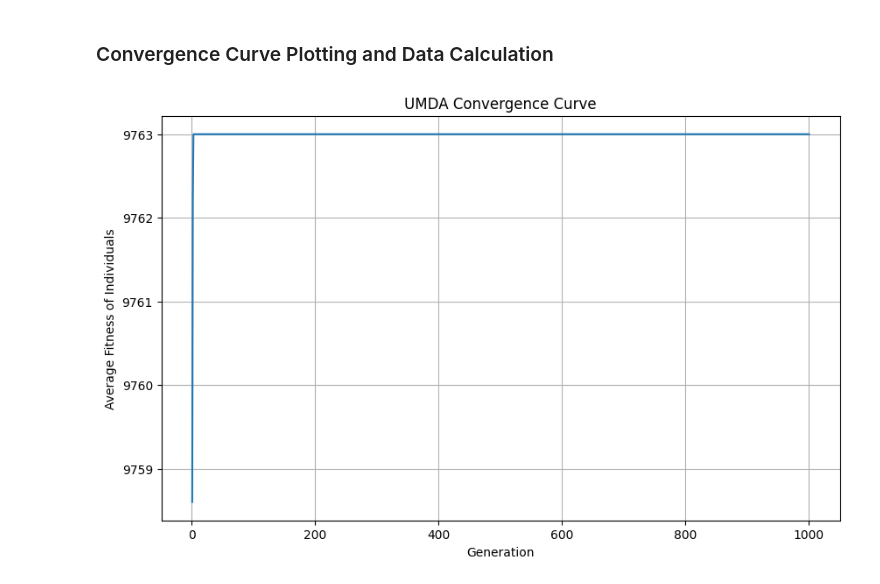
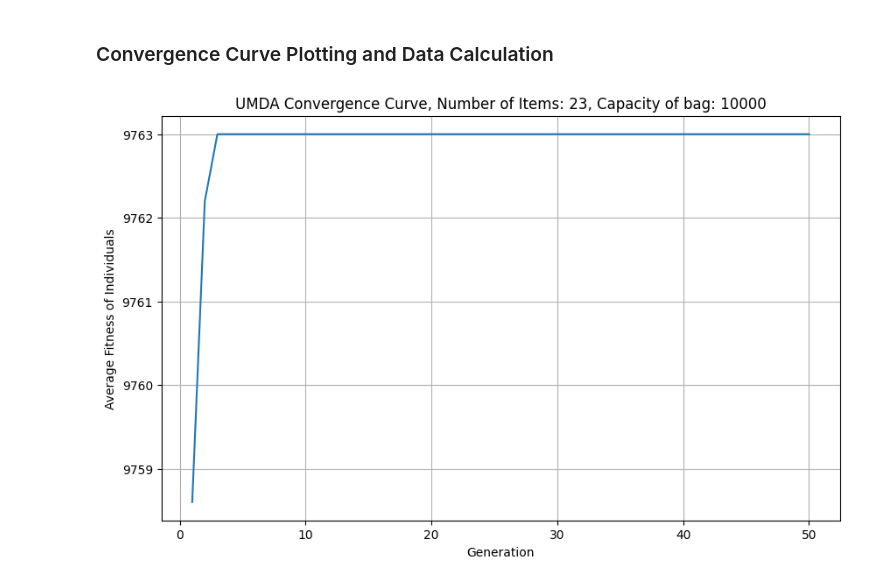
Before and after one commit to Himanshu70565/evolutionary-computation-lab, a Jupyter notebook: Q3_EDA/src/knapsack_eda_impl.ipynb, the cells around one changed output. Saved outputs shown, nothing was run; the diff lists cells and outputs as text; code cells hidden in the pictures.

```diff
--- a/Q3_EDA/src/knapsack_eda_impl.ipynb
+++ b/Q3_EDA/src/knapsack_eda_impl.ipynb
@@ -37,11 +37,11 @@ IND_SIZE = num_items
 # Defining the population size for UMDA
 POPULATION_SIZE = 50
 # Defining the number of generations for UMDA
-NUM_OF_GENERATION = 1000
+NUM_OF_GENERATION = 50
 # Number of selected individuals used to calculate the probability vector
 UMDA_SELECTION_SIZE = 10
-# Calculating the elite size based on the population size, ensuring it is at least 1
-ELITE_SIZE = max(1, int(0.05*POPULATION_SIZE))
+# Calculating the elite size based on the population size, ensuring it is at least 2
+ELITE_SIZE = max(2, int(0.05*POPULATION_SIZE))
 # %% [markdown]
 ### Helper functions
 # %%
@@ -199,17 +199,17 @@ for col in range(NUM_OF_GENERATION):
 # %%
 # Plotting the convergence curve for the average fitness of best 5 individuals across generations
 import matplotlib.pyplot as plt
 
 # Plot convergence curve
 plt.figure(figsize=(10, 6))
 
 plt.plot(x_list, y_list)
 
 plt.xlabel("Generation")
 plt.ylabel("Average Fitness of Individuals")
-plt.title("UMDA Convergence Curve")
+plt.title(f"UMDA Convergence Curve, Number of Items: {num_items}, Capacity of bag: {capacity}")
 
 plt.grid(True)
 plt.show()
 # %% [output]
-[figure, old version]
+[figure, new version]
```
